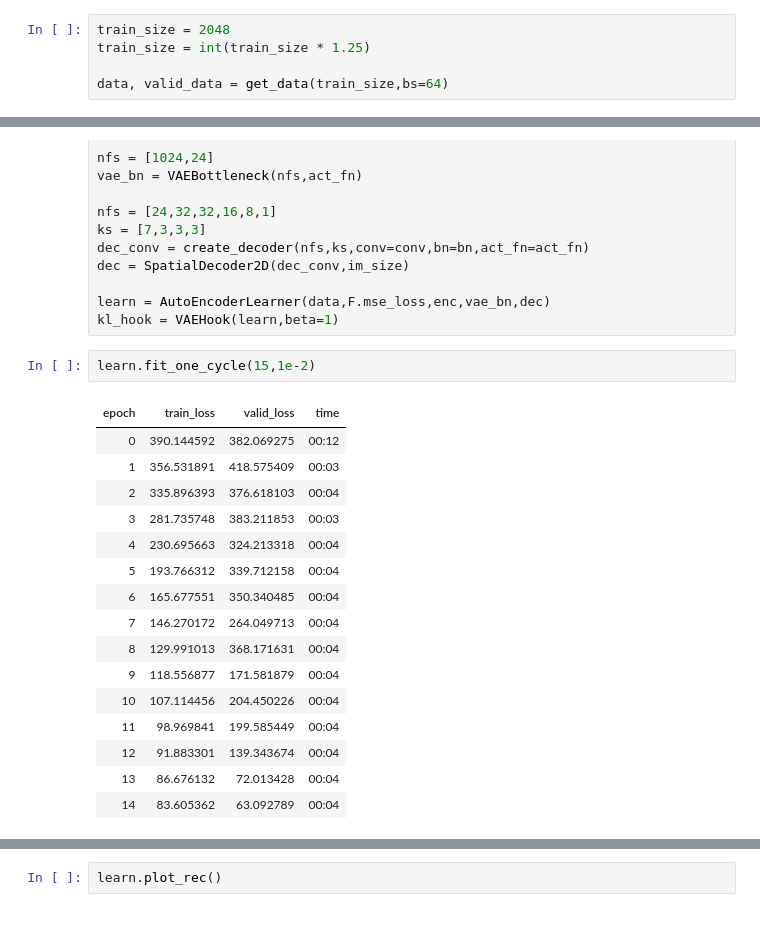
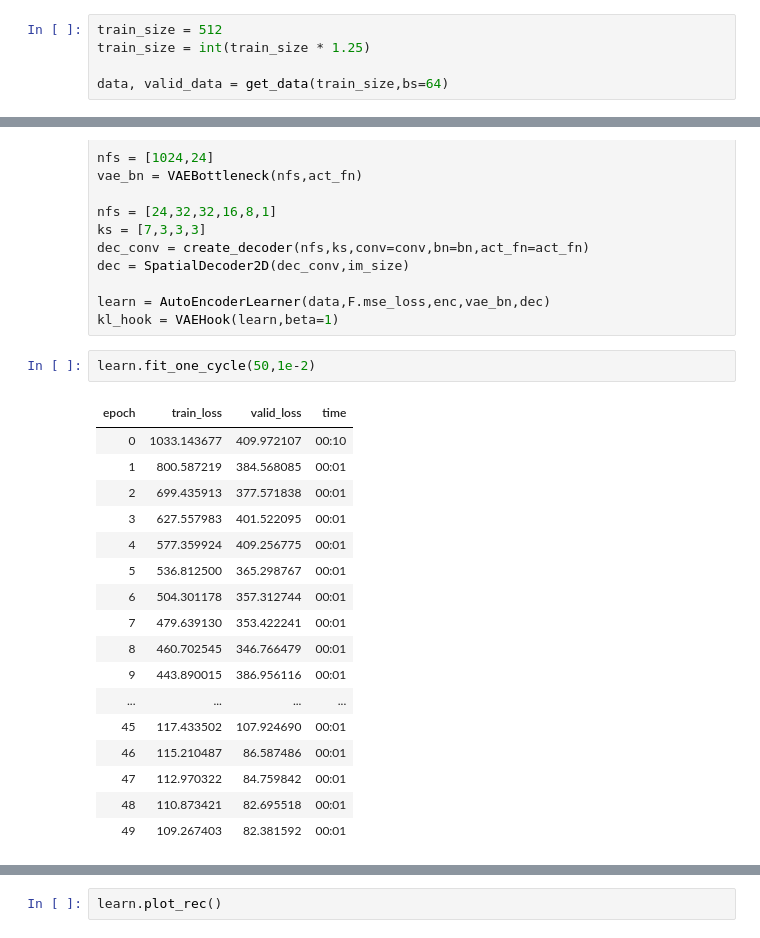
Before and after one commit to dhuynh95/fastai_autoencoder, a Jupyter notebook: MNIST.ipynb, the cells around one changed output, grey strips where cells are left out. Drawn from its saved outputs; the diff is of its cells as text.

```diff
--- a/MNIST.ipynb
+++ b/MNIST.ipynb
@@ -80,7 +133,7 @@ def get_data(train_size,bs = 64,size = 64,gray = True):
 
     return data, valid_data
 # %%
-train_size = 2048
+train_size = 512
 train_size = int(train_size * 1.25)
 
 data, valid_data = get_data(train_size,bs=64)
@@ -106,22 +172,23 @@ dec = SpatialDecoder2D(dec_conv,im_size)
 learn = AutoEncoderLearner(data,F.mse_loss,enc,vae_bn,dec)
 kl_hook = VAEHook(learn,beta=1)
 # %%
-learn.fit_one_cycle(15,1e-2)
+learn.fit_one_cycle(50,1e-2)
 # %% [output]
 | epoch | train_loss | valid_loss | time |
-| 0 | 390.144592 | 382.069275 | 00:12 |
-| 1 | 356.531891 | 418.575409 | 00:03 |
-| 2 | 335.896393 | 376.618103 | 00:04 |
-| 3 | 281.735748 | 383.211853 | 00:03 |
-| 4 | 230.695663 | 324.213318 | 00:04 |
-| 5 | 193.766312 | 339.712158 | 00:04 |
-| 6 | 165.677551 | 350.340485 | 00:04 |
-| 7 | 146.270172 | 264.049713 | 00:04 |
-| 8 | 129.991013 | 368.171631 | 00:04 |
-| 9 | 118.556877 | 171.581879 | 00:04 |
-| 10 | 107.114456 | 204.450226 | 00:04 |
-| 11 | 98.969841 | 199.585449 | 00:04 |
-| 12 | 91.883301 | 139.343674 | 00:04 |
-| 13 | 86.676132 | 72.013428 | 00:04 |
-| 14 | 83.605362 | 63.092789 | 00:04 |
+| 0 | 1033.143677 | 409.972107 | 00:10 |
+| 1 | 800.587219 | 384.568085 | 00:01 |
+| 2 | 699.435913 | 377.571838 | 00:01 |
+| 3 | 627.557983 | 401.522095 | 00:01 |
+| 4 | 577.359924 | 409.256775 | 00:01 |
+| 5 | 536.812500 | 365.298767 | 00:01 |
+| 6 | 504.301178 | 357.312744 | 00:01 |
+| 7 | 479.639130 | 353.422241 | 00:01 |
+| 8 | 460.702545 | 346.766479 | 00:01 |
+| 9 | 443.890015 | 386.956116 | 00:01 |
+| ... | ... | ... | ... |
+| 45 | 117.433502 | 107.924690 | 00:01 |
+| 46 | 115.210487 | 86.587486 | 00:01 |
+| 47 | 112.970322 | 84.759842 | 00:01 |
+| 48 | 110.873421 | 82.695518 | 00:01 |
+| 49 | 109.267403 | 82.381592 | 00:01 |
 # %%
```
Also changed, not shown: parts of 7 cells of this notebook.
